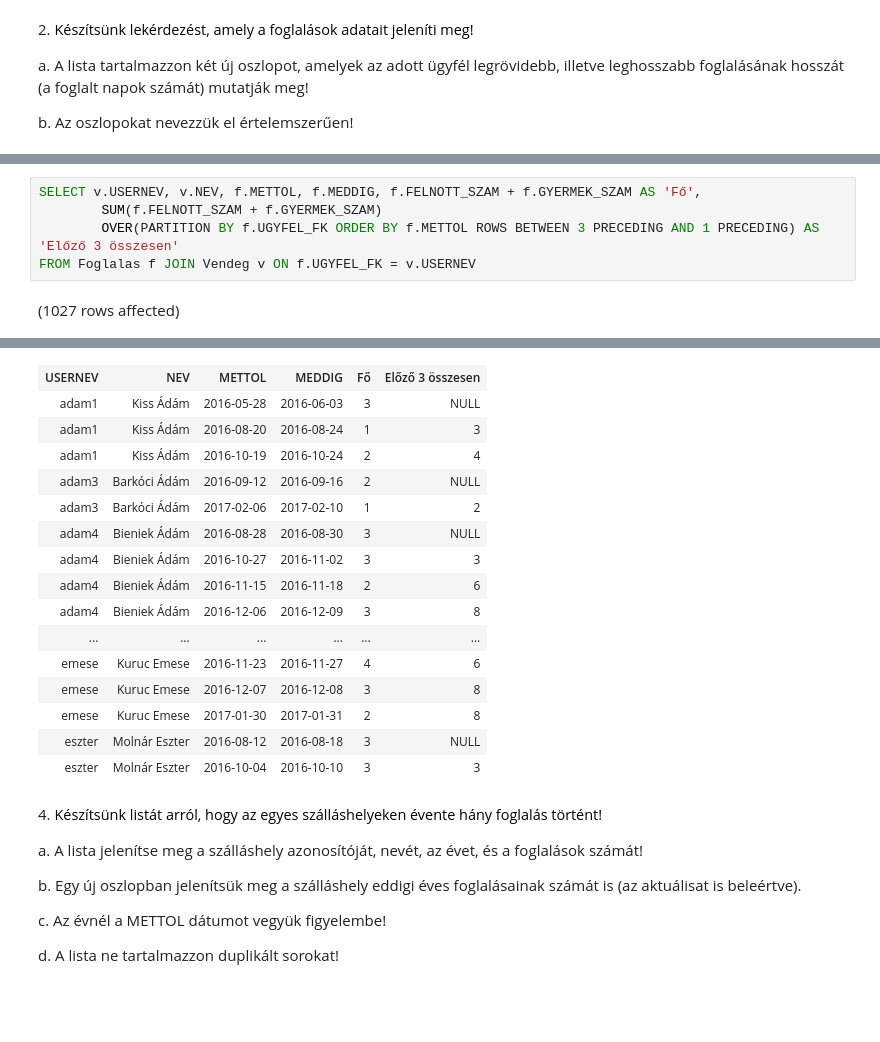
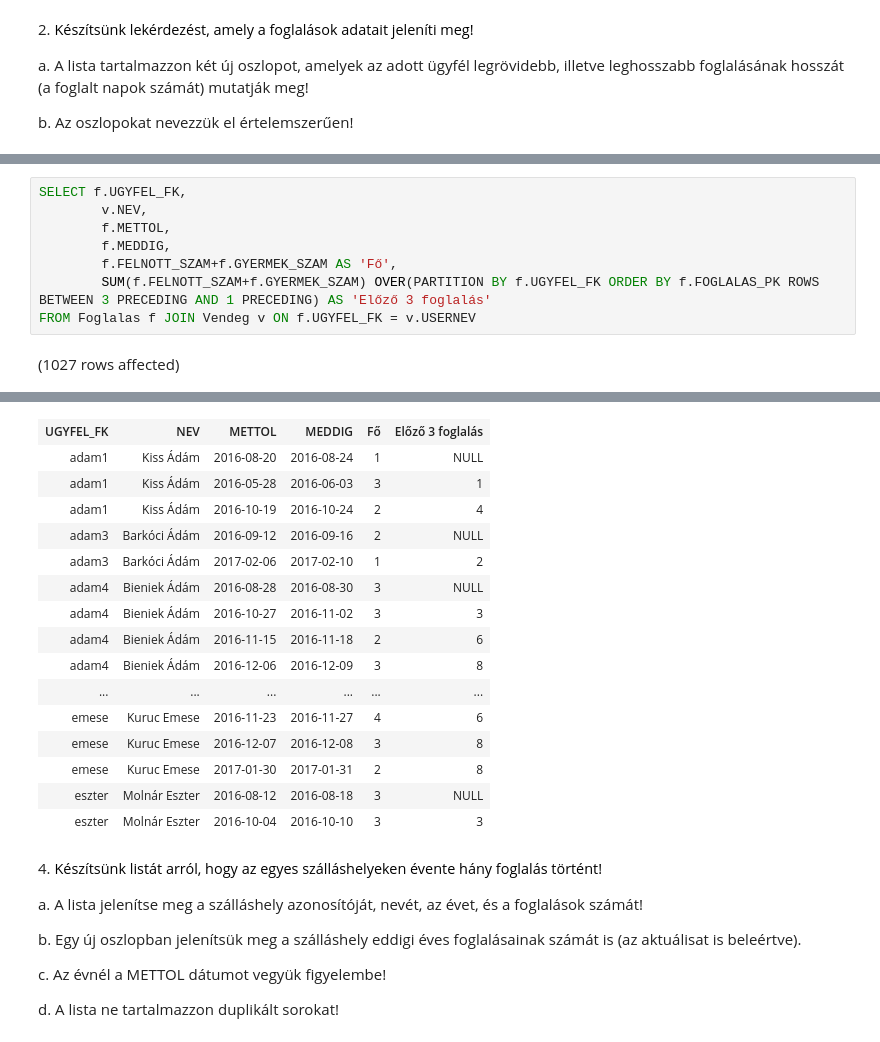
Before and after one commit to mlilla05/adatbazis_gyak, a Jupyter notebook: gyakorlat06_feladatok_gyak.ipynb, the cells around one changed output, grey strips where cells are left out. Drawn from its saved outputs; the diff is of its cells as text; blank space fills up the shorter version.

```diff
--- a/gyakorlat06_feladatok_gyak.ipynb
+++ b/gyakorlat06_feladatok_gyak.ipynb
@@ -44,9 +67,12 @@ a. Egy új oszlopban jelenítsük meg azt is, hogy az ügyfél előző három fo
 
 ![](https://moodle.uni-corvinus.hu/theme/image.php/adaptable/atto_h5p/1709548862/icon)
 # %%
-SELECT v.USERNEV, v.NEV, f.METTOL, f.MEDDIG, f.FELNOTT_SZAM + f.GYERMEK_SZAM AS 'Fő',
-        SUM(f.FELNOTT_SZAM + f.GYERMEK_SZAM)
-        OVER(PARTITION BY f.UGYFEL_FK ORDER BY f.METTOL ROWS BETWEEN 3 PRECEDING AND 1 PRECEDING) AS 'Előző 3 összesen'
+SELECT f.UGYFEL_FK,
+        v.NEV,
+        f.METTOL,
+        f.MEDDIG,
+        f.FELNOTT_SZAM+f.GYERMEK_SZAM AS 'Fő',
+        SUM(f.FELNOTT_SZAM+f.GYERMEK_SZAM) OVER(PARTITION BY f.UGYFEL_FK ORDER BY f.FOGLALAS_PK ROWS BETWEEN 3 PRECEDING AND 1 PRECEDING) AS 'Előző 3 foglalás'
 FROM Foglalas f JOIN Vendeg v ON f.UGYFEL_FK = v.USERNEV
 # %% [output]
 (1027 rows affected)
@@ -54,6 +80,6 @@ Total execution time: 00:00:00.080
-| USERNEV | NEV | METTOL | MEDDIG | Fő | Előző 3 összesen |
-| adam1 | Kiss Ádám | 2016-05-28 | 2016-06-03 | 3 | NULL |
-| adam1 | Kiss Ádám | 2016-08-20 | 2016-08-24 | 1 | 3 |
+| UGYFEL_FK | NEV | METTOL | MEDDIG | Fő | Előző 3 foglalás |
+| adam1 | Kiss Ádám | 2016-08-20 | 2016-08-24 | 1 | NULL |
+| adam1 | Kiss Ádám | 2016-05-28 | 2016-06-03 | 3 | 1 |
 | adam1 | Kiss Ádám | 2016-10-19 | 2016-10-24 | 2 | 4 |
 | adam3 | Barkóci Ádám | 2016-09-12 | 2016-09-16 | 2 | NULL |
 | adam3 | Barkóci Ádám | 2017-02-06 | 2017-02-10 | 1 | 2 |
```
Also changed, not shown: parts of 17 cells of this notebook, 2 other files.
